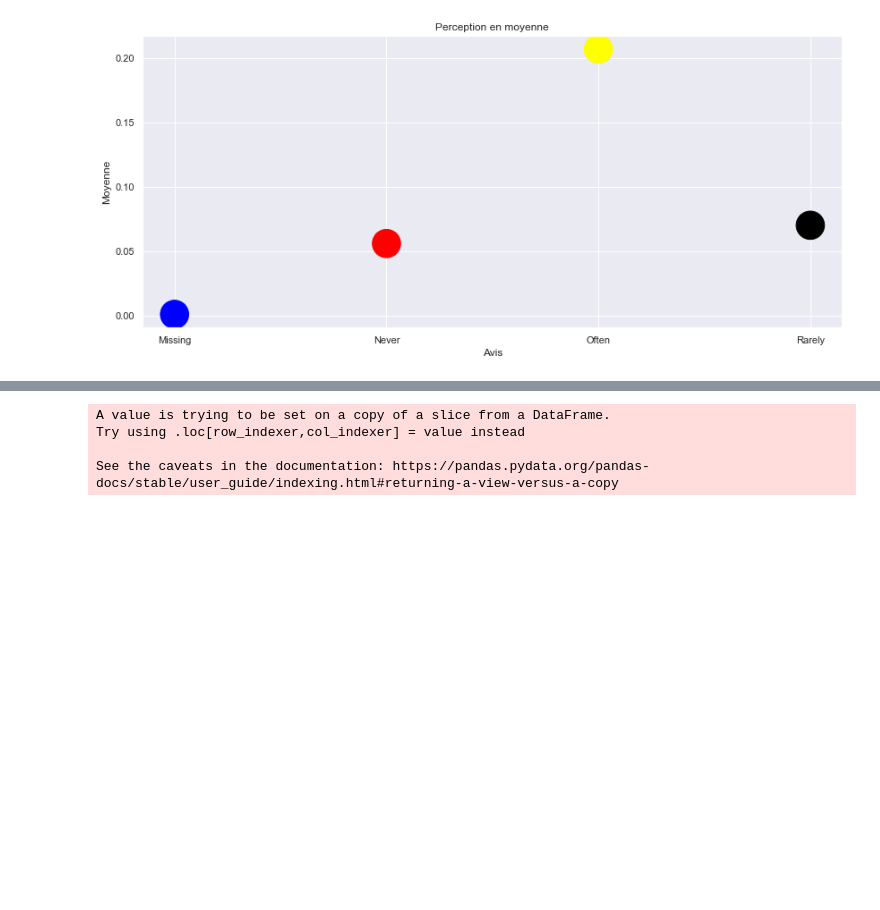
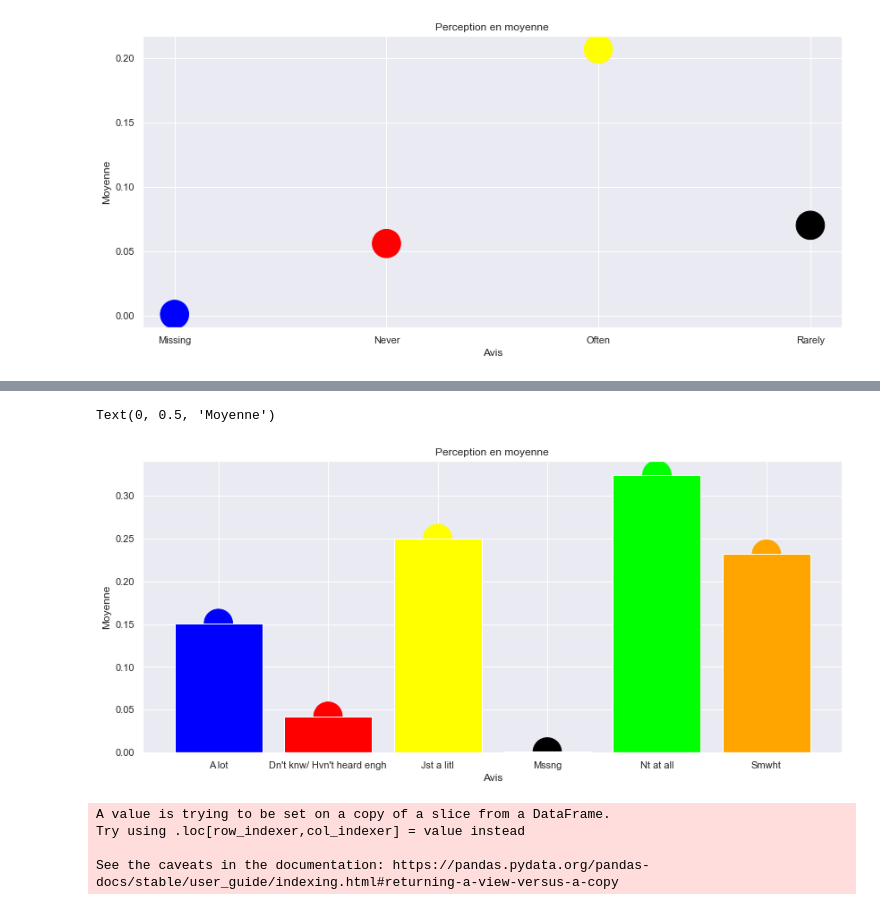
Before and after one commit to ikhalild/Data-analysis-with-python, a Jupyter notebook: manipulation.ipynb, the cells around one changed output, grey strips where cells are left out. Saved outputs shown, nothing was run; the diff lists cells and outputs as text; code cells hidden in the pictures; blank space fills up the shorter version.

```diff
--- a/manipulation.ipynb
+++ b/manipulation.ipynb
@@ -822,0 +825,3 @@ Text(0, 0.5, 'Moyenne')
+# %%
+x10= data3_SEN1_with_dummies[["Q52G_A lot","Q52G_Don't know/ Haven't heard enough", "Q52G_Just a little","Q52G_Missing","Q52G_Not at all","Q52G_Somewhat"]].describe()
+x10
@@ -823,3 +838,18 @@ Text(0, 0.5, 'Moyenne')
+# %%
+Perception10= ["A lot","Dn't knw/ Hvn't heard engh","Jst a litl","Mssng","Nt at all","Smwht"]
+Moyenne10= x10.iloc[1]
+%matplotlib inline
+import matplotlib.pyplot as plt
+plt.figure(figsize = (14 , 6))
+couleursx10 = ["blue", "red","yellow","purple","#00FF00","orange"]
+plt.scatter(Perception10, Moyenne10, marker="o", color= couleursx7, s = 1000)
+plt.bar(Perception10,Moyenne10, color = couleursx10)
+plt.title("Perception en moyenne")
+plt.xlabel("Avis")
+plt.ylabel("Moyenne")
+# %% [output]
+Text(0, 0.5, 'Moyenne')
+[figure, added]
 # %%
 import plotly.graph_objects as go
 
```
Also changed, not shown: parts of 2 cells of this notebook.
